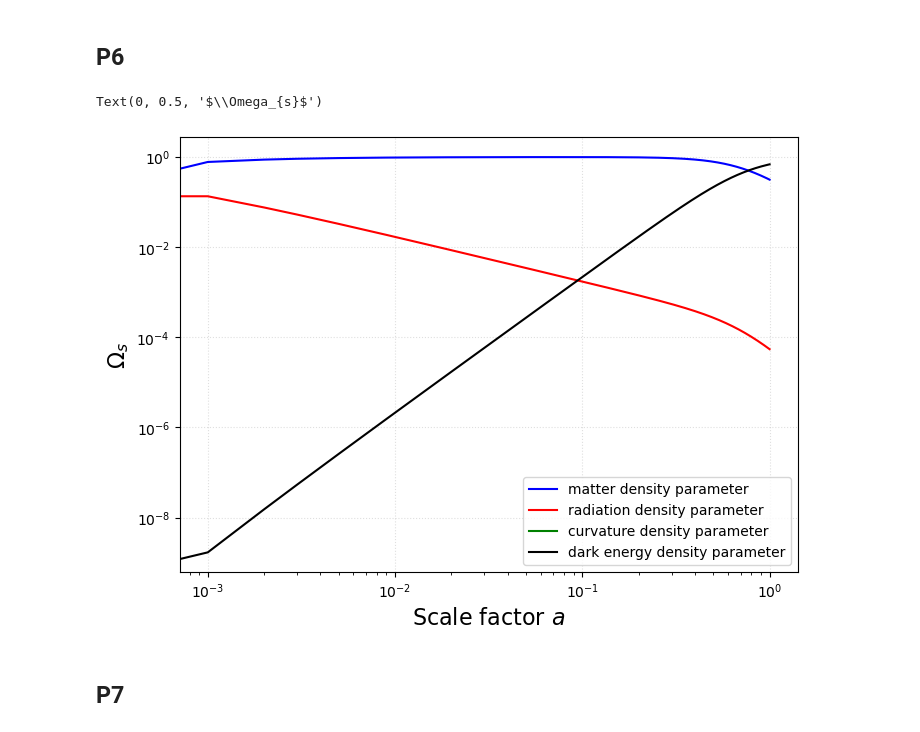
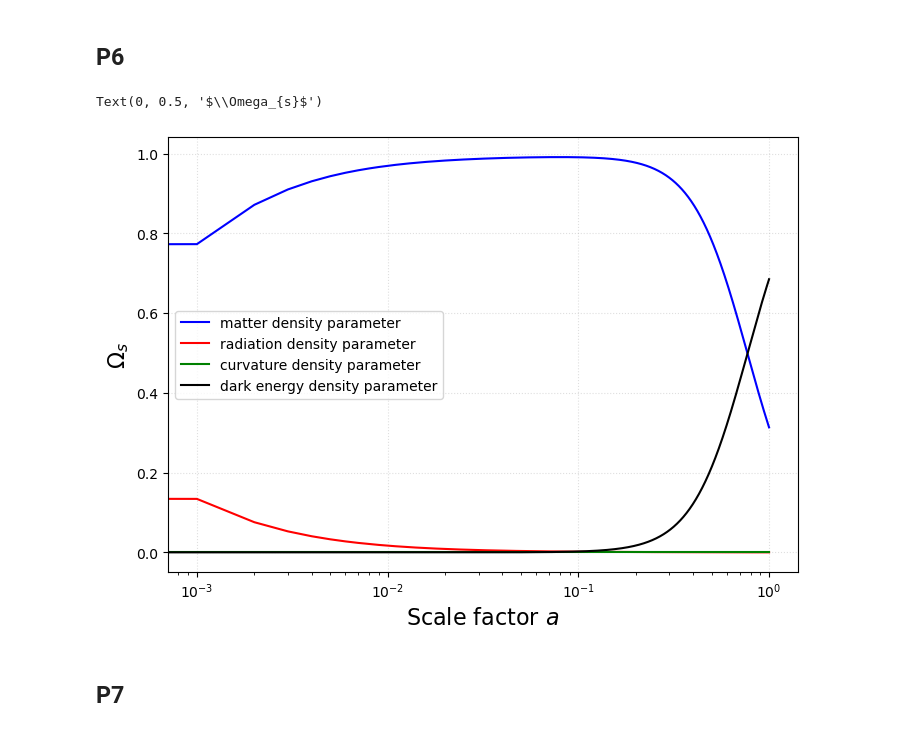
Before and after one commit to alejandro542/Cosmo-tareas, a Jupyter notebook: TAREA 1/Codigo.ipynb, the cells around one changed output. Drawn from its saved outputs; the diff is of its cells as text; code cells hidden in the pictures.

```diff
--- a/TAREA 1/Codigo.ipynb
+++ b/TAREA 1/Codigo.ipynb
@@ -43,21 +43,20 @@ a_omega_de = densities['de']/densities['tot'] # DE
 # %%
 fig, ax = plt.subplots(ncols=1, nrows=1, sharey=True, figsize=(7, 5), constrained_layout = True)
 
-ax.loglog(aa, a_omega_m, color='blue', label='matter density parameter')
-ax.loglog(aa, a_omega_r, color='red', label='radiation density parameter')
-ax.loglog(aa, a_omega_k, color='green', label='curvature density parameter')
-ax.loglog(aa, a_omega_de, color='black', label='dark energy density parameter')
-
-#ax.set_yscale('log')
+ax.plot(aa, a_omega_m, color='blue', label='matter density parameter')
+ax.plot(aa, a_omega_r, color='red', label='radiation density parameter')
+ax.plot(aa, a_omega_k, color='green', label='curvature density parameter')
+ax.plot(aa, a_omega_de, color='black', label='dark energy density parameter')
+ax.set_xscale('log')
 
 ax.grid(alpha=0.4, ls=':')
 
 ax.legend()
 ax.set_xlabel(r'Scale factor $a$', fontsize=16)
 ax.set_ylabel(r'$\Omega_{s}$', fontsize=16)
 # %% [output]
 Text(0, 0.5, '$\\Omega_{s}$')
-[figure, old version]
+[figure, new version]
 # %% [markdown]
 ## P7
 # %%
```
